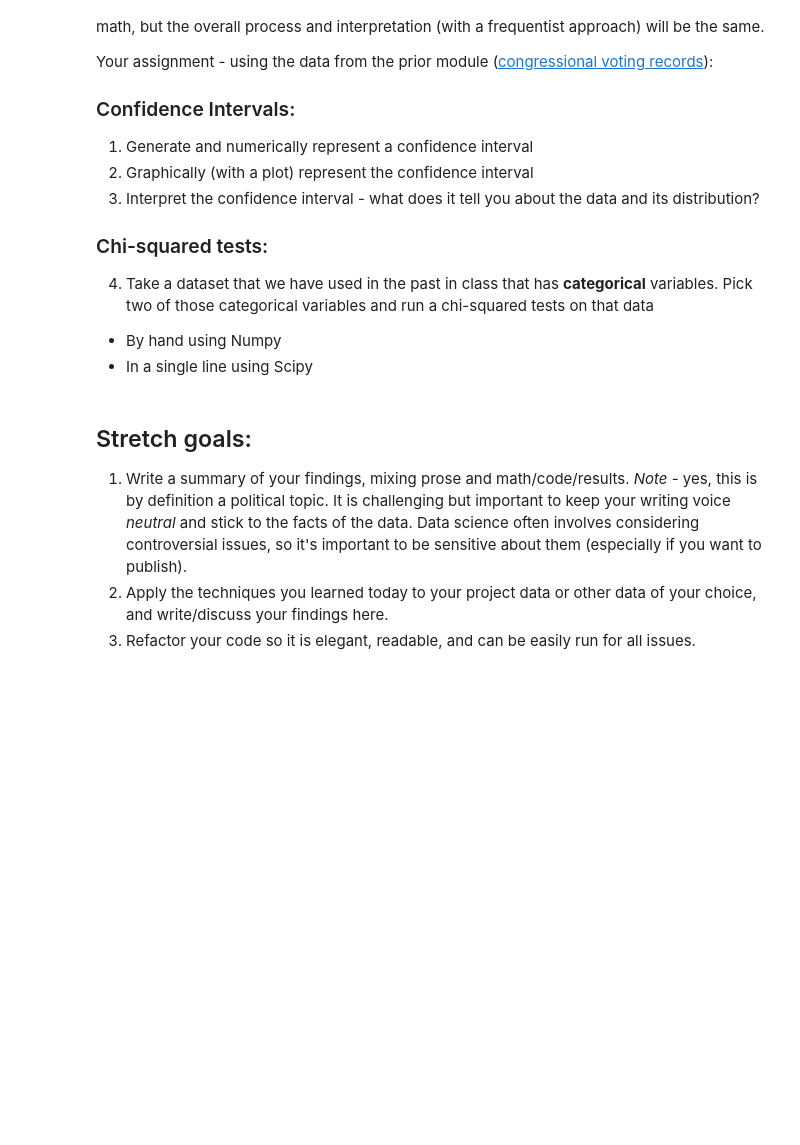
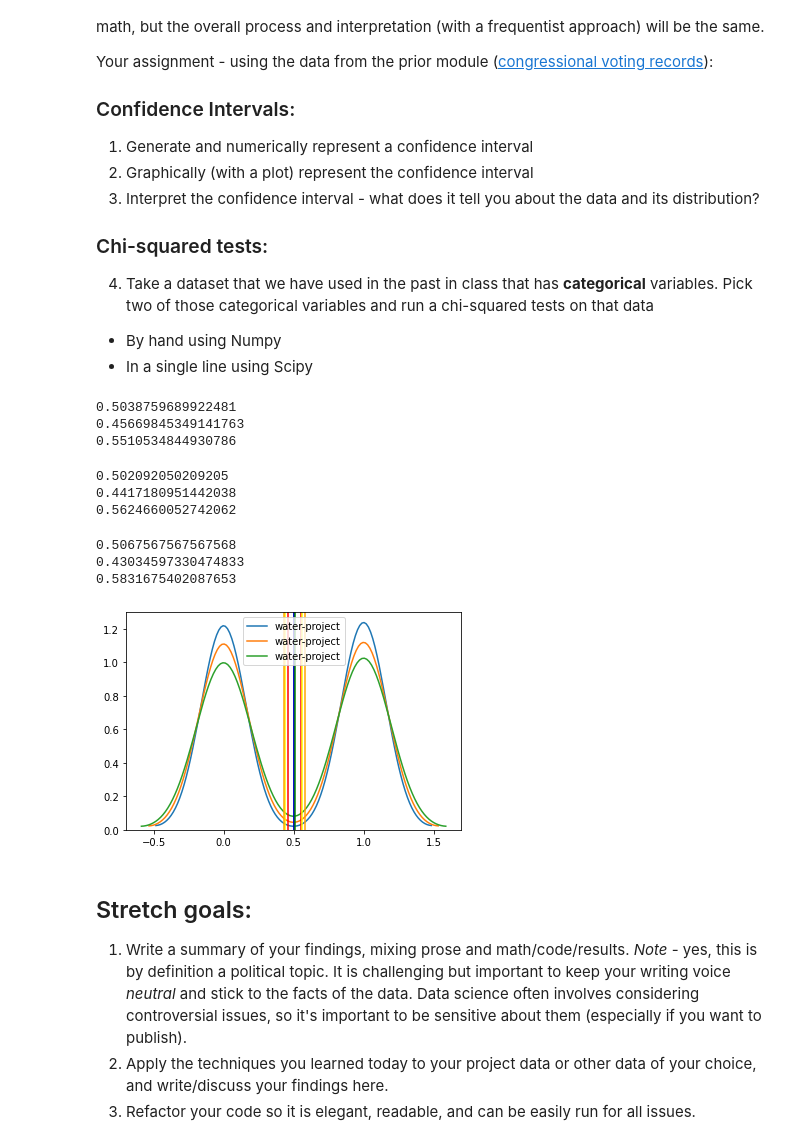
Before and after one commit to iskander-r/DS-Unit-1-Sprint-2-Statistics, a Jupyter notebook: module2/LS_DS_122_Sampling_Confidence_Intervals_and_Hypothesis_Testing_Assignment.ipynb, the cells around one changed output. Drawn from its saved outputs; the diff is of its cells as text; code cells hidden in the pictures; blank space fills up the shorter version.

```diff
--- a/module2/LS_DS_122_Sampling_Confidence_Intervals_and_Hypothesis_Testing_Assignment.ipynb
+++ b/module2/LS_DS_122_Sampling_Confidence_Intervals_and_Hypothesis_Testing_Assignment.ipynb
@@ -79,3 +78,30 @@ def conf_int(data, confidence=0.95):
     stderr = np.std(data, ddof=1)/np.sqrt(n)
     margin = stderr*stats.t.ppf((1 + confidence)/ 2, n-1)
     return (mymean, mymean - margin, mymean + margin)
+# %%
+mean1, lower1, upper1 = conf_int(house['water-project'])
+print(mean1)
+print(lower1)
+print(upper1)
+# %% [output]
+0.5038759689922481
+0.45669845349141763
+0.5510534844930786
+# %%
+mean2, lower2, upper2 = conf_int(dem['water-project'])
+print(mean2)
+print(lower2)
+print(upper2)
+# %% [output]
+0.502092050209205
+0.4417180951442038
+0.5624660052742062
+# %%
+mean3, lower3, upper3 = conf_int(rep['water-project'])
+print(mean3)
+print(lower3)
+print(upper3)
+# %% [output]
+0.5067567567567568
+0.43034597330474833
+0.5831675402087653
@@ -81,0 +112,18 @@ def conf_int(data, confidence=0.95):
+# %%
+sns.kdeplot(house['water-project'])
+sns.kdeplot(dem['water-project'])
+sns.kdeplot(rep['water-project'])
+CI = conf_int(house['water-project'])
+plt.axvline(x=CI[1], color='red')
+plt.axvline(x=CI[2], color='red')
+plt.axvline(x=CI[0], color='black')
+CI1 = conf_int(dem['water-project'])
+plt.axvline(x=CI1[1], color='yellow')
+plt.axvline(x=CI1[2], color='yellow')
+plt.axvline(x=CI1[0], color='blue')
+CI2 = conf_int(rep['water-project'])
+plt.axvline(x=CI2[1], color='orange')
+plt.axvline(x=CI2[2], color='orange')
+plt.axvline(x=CI2[0], color='green');
+# %% [output]
+[figure, added]
```
Also changed, not shown: parts of 3 cells of this notebook.
